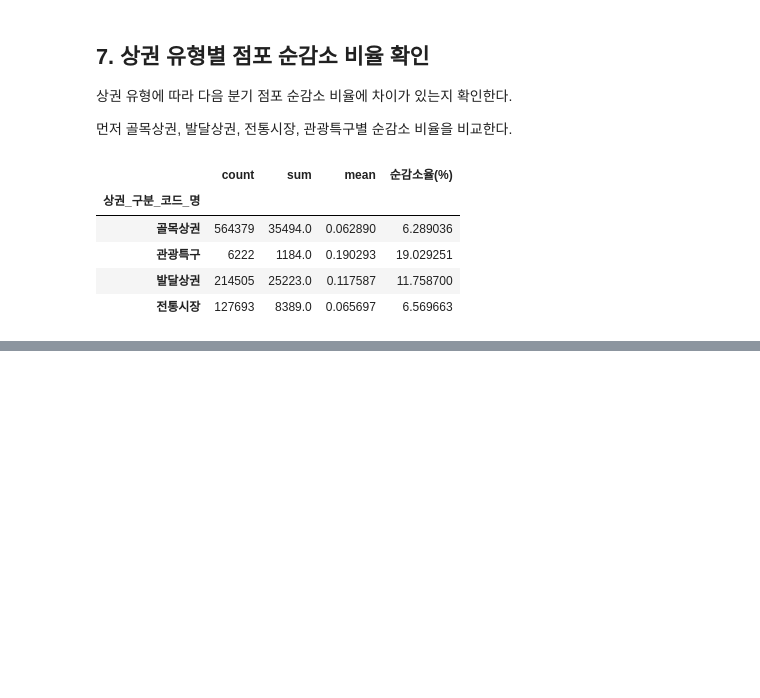
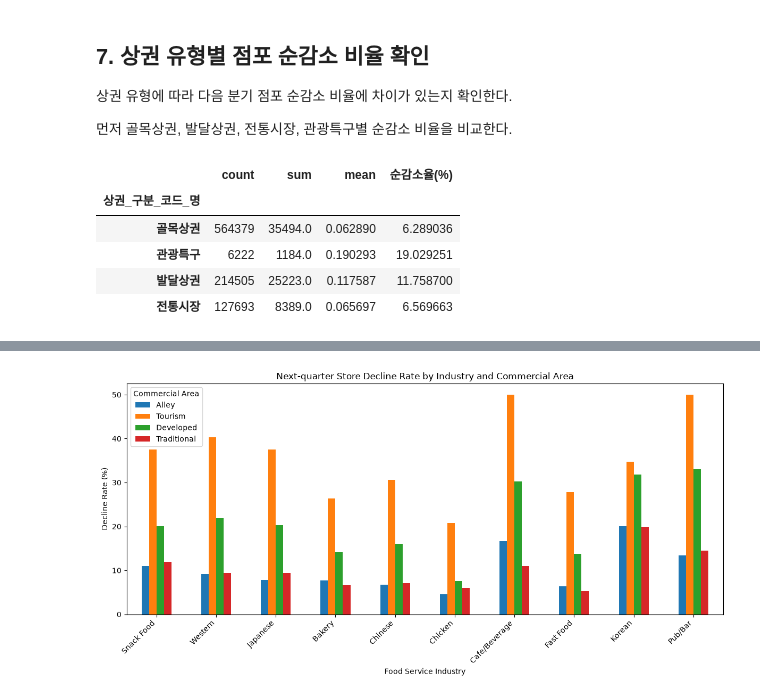
Before and after one commit to ysy3046/project-1, a Jupyter notebook: H1_분석.ipynb, the cells around one changed output, grey strips where cells are left out. Cells and saved outputs as stored; diff of their text form; code cells hidden in the pictures; blank space fills up the shorter version.

```diff
--- a/H1_분석.ipynb
+++ b/H1_분석.ipynb
@@ -725,11 +715,3 @@ decrease_by_type
 다만 이는 업종과 자치구의 차이를 고려하지 않은 단순 비교이므로,
 상권 유형 자체의 차이라고 해석할 수는 없다.
 이후 동일 업종 및 자치구 조건을 고려하여 차이를 추가로 확인한다.
-# %%
-df_model = df_h1[
-    df_h1["다음_분기_순감소"].notna()
-].copy()
-
-print("분석 데이터 수:", len(df_model))
-
-df_model["다음_분기_순감소"].value_counts()
@@ -741,0 +1288,54 @@ Name: count, dtype: int64
+# %%
+import matplotlib.pyplot as plt
+
+# 업종 × 상권유형 순감소율 표
+plot_data = (
+    df_food
+    .groupby(["서비스_업종_코드_명", "상권_구분_코드_명"])
+    ["다음_분기_순감소"]
+    .mean()
+    .mul(100)
+    .unstack()
+)
+
+# 한글 폰트 문제를 피하기 위해 그래프 표시명은 영어 사용
+name_map = {
+    "한식음식점": "Korean",
+    "중식음식점": "Chinese",
+    "일식음식점": "Japanese",
+    "양식음식점": "Western",
+    "제과점": "Bakery",
+    "패스트푸드점": "Fast Food",
+    "치킨전문점": "Chicken",
+    "분식전문점": "Snack Food",
+    "호프-간이주점": "Pub/Bar",
+    "커피-음료": "Cafe/Beverage"
+}
+
+market_map = {
+    "골목상권": "Alley",
+    "관광특구": "Tourism",
+    "발달상권": "Developed",
+    "전통시장": "Traditional"
+}
+
+plot_data = plot_data.rename(
+    index=name_map,
+    columns=market_map
+)
+
+ax = plot_data.plot(
+    kind="bar",
+    figsize=(12, 6)
+)
+
+ax.set_title("Next-quarter Store Decline Rate by Industry and Commercial Area")
+ax.set_xlabel("Food Service Industry")
+ax.set_ylabel("Decline Rate (%)")
+
+plt.xticks(rotation=45, ha="right")
+plt.legend(title="Commercial Area")
+plt.tight_layout()
+plt.show()
+# %% [output]
+[figure, added]
```
Also changed, not shown: parts of 47 cells of this notebook.
